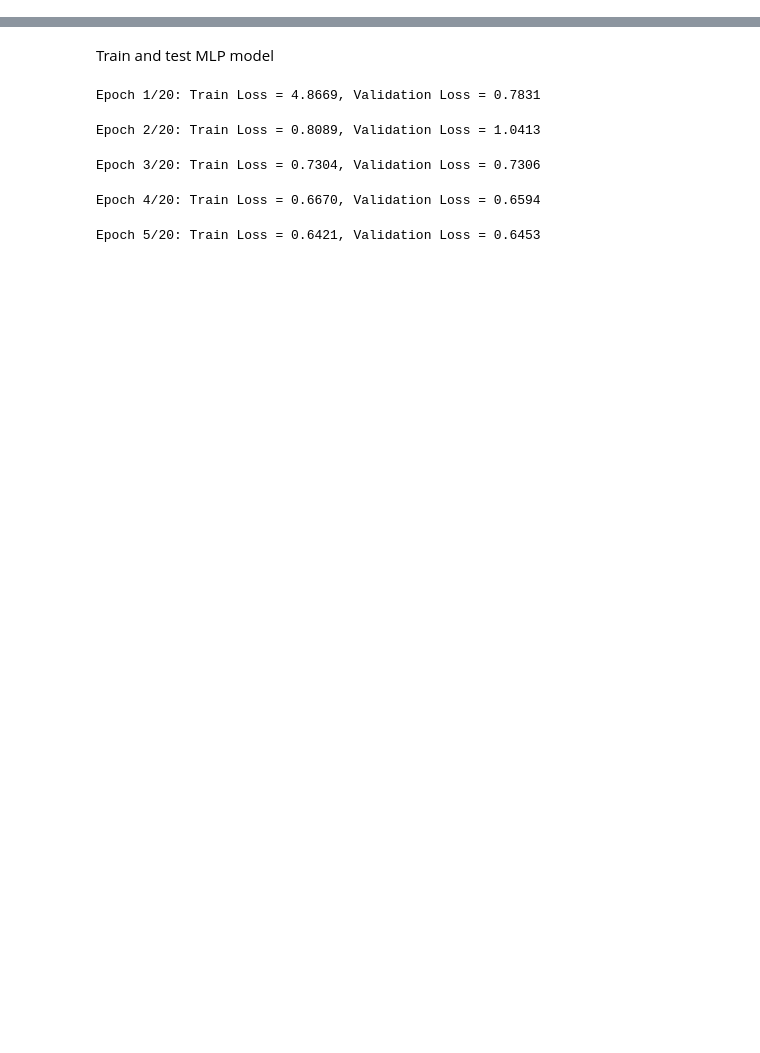
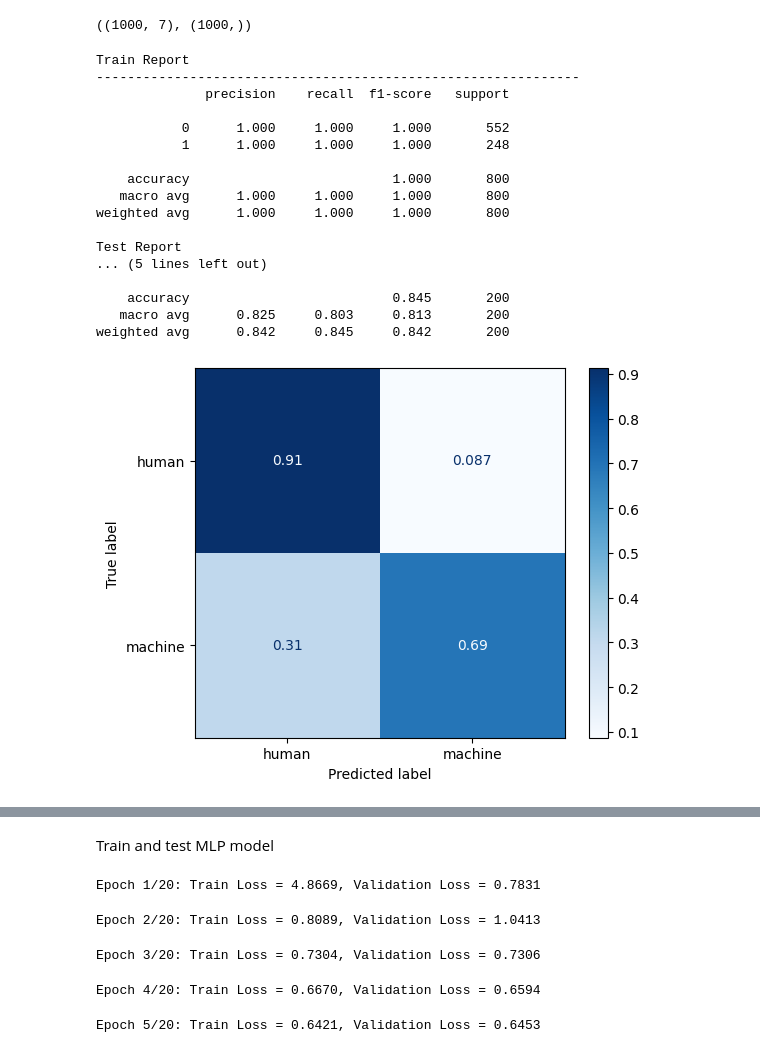
Before and after one commit to Dodolly/ChatGPT-Text-Detetion, a Jupyter notebook: xgb_and_mlp.ipynb, the cells around one changed output, grey strips where cells are left out. Cells and saved outputs as stored; diff of their text form; code cells hidden in the pictures; blank space fills up the shorter version.

```diff
--- a/xgb_and_mlp.ipynb
+++ b/xgb_and_mlp.ipynb
@@ -57,0 +278,14 @@ Time taken = 5.257s
+# %%
+df_cosine = pl.read_csv('cosine_similarities_1k.csv')
+
+df_filtered = df_all[:1000]
+
+df_filtered = df_filtered[baseline_features + ['LABEL']]
+
+
+df_filtered = df_filtered.with_columns([
+    pl.Series(name="gpt_similarity", values=df_cosine['gpt_similarity']),
+    pl.Series(name="human_similarity", values=df_cosine['human_similarity']),
+])
+
+df_filtered.columns, df_filtered.shape
@@ -57,0 +302,48 @@ Time taken = 5.257s
+# %%
+X_filtered = df_filtered.drop('LABEL').to_numpy()
+y_filtered = df_filtered['LABEL'].apply(lambda y: 0 if y == -1 else 1).to_numpy()
+X_filtered.shape, y_filtered.shape
+# %% [output]
+((1000, 7), (1000,))
+# %%
+X_train, X_test, y_train, y_test = train_test_split(X_filtered, y_filtered, test_size=0.2, random_state=447128, shuffle=True, stratify=y_filtered)
+# %%
+xgb_model = xgb.XGBRegressor(objective="binary:logistic")
+xgb_model.fit(X_train, y_train)
+
+pred_values = xgb_model.predict(X_train)
+pred_labels = np.round(pred_values)
+print('Train Report')
+print('--------------------------------------------------------------')
+print(classification_report(y_train, pred_labels, digits=3))
+
+pred_values = xgb_model.predict(X_test)
+pred_labels = np.round(pred_values)
+print('Test Report')
+print('--------------------------------------------------------------')
+print(classification_report(y_test, pred_labels, digits=3))
+
+conf_matrix = confusion_matrix(y_test, pred_labels)
+conf_matrix = conf_matrix.astype('float') / conf_matrix.sum(axis=1)[:, np.newaxis]
+cm_display = ConfusionMatrixDisplay(conf_matrix, display_labels = ['human', 'machine'],)
+cm_display.plot(cmap='Blues')
+plt.show()
+# %% [output]
+Train Report
+--------------------------------------------------------------
+              precision    recall  f1-score   support
+
+           0      1.000     1.000     1.000       552
+           1      1.000     1.000     1.000       248
+
+    accuracy                          1.000       800
+   macro avg      1.000     1.000     1.000       800
+weighted avg      1.000     1.000     1.000       800
+
+Test Report
+... (5 lines left out)
+
+    accuracy                          0.845       200
+   macro avg      0.825     0.803     0.813       200
+weighted avg      0.842     0.845     0.842       200
+[figure, added]
```
Also changed, not shown: parts of 49 cells of this notebook, 6 other files.
